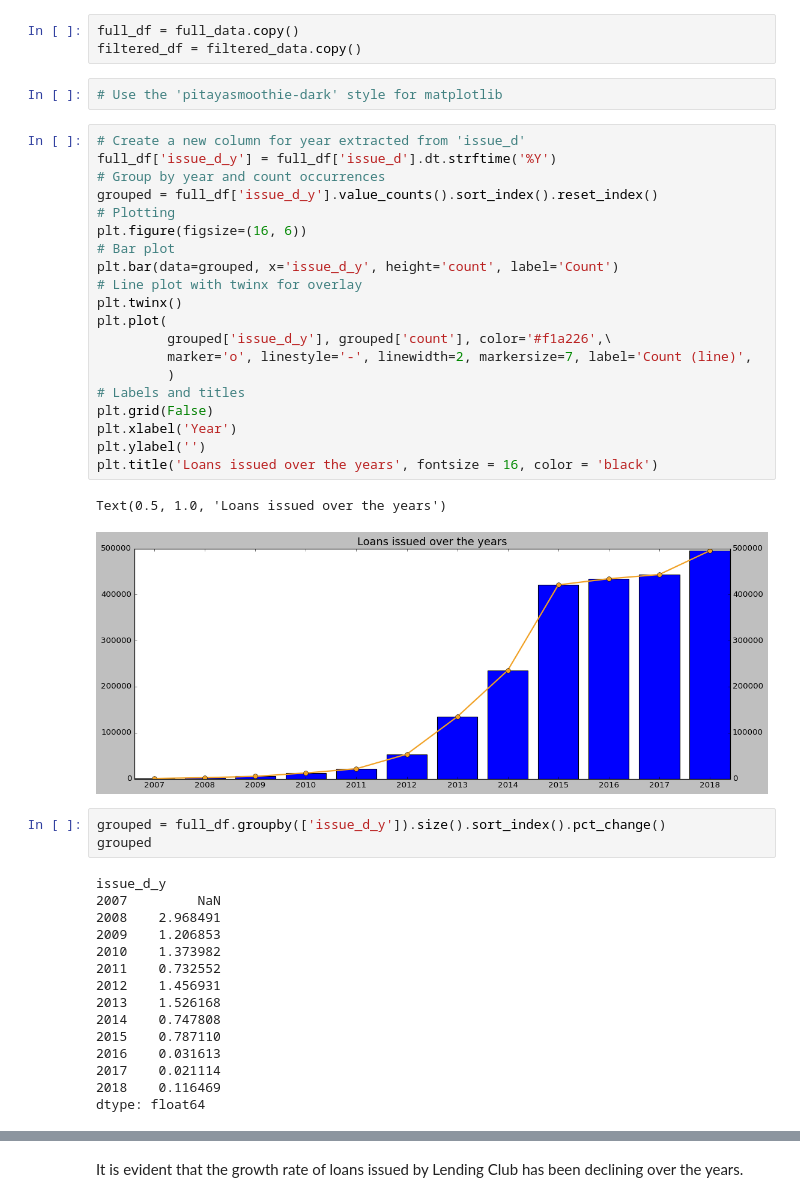
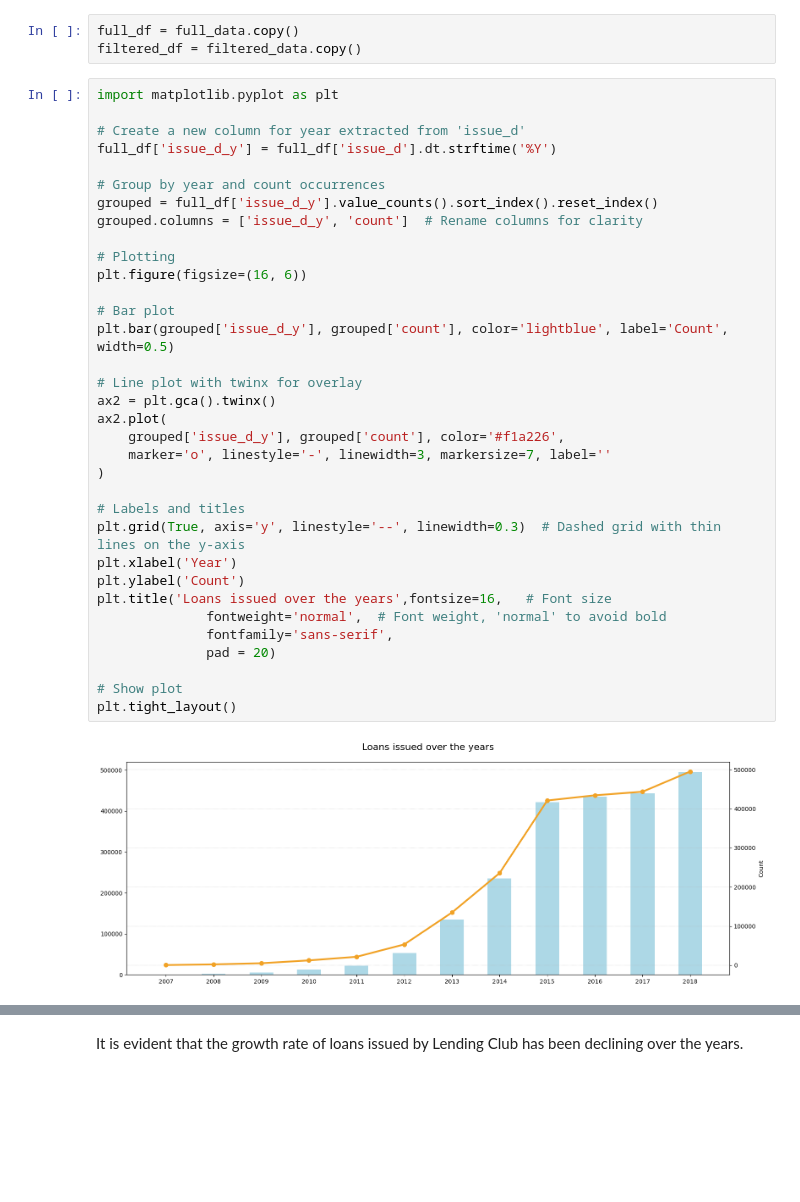
Before and after one commit to songthao1610/Loan-Default-Modelling-, a Jupyter notebook: EDA.ipynb, the cells around one changed output, grey strips where cells are left out. Drawn from its saved outputs; the diff is of its cells as text; blank space fills up the shorter version.

```diff
--- a/EDA.ipynb
+++ b/EDA.ipynb
@@ -26,46 +22,39 @@ I create copies of each dataset here to ensure that I do not modify the original
 # %%
 full_df = full_data.copy()
 filtered_df = filtered_data.copy()
-# %%
-# Use the 'pitayasmoothie-dark' style for matplotlib
 # %%
+import matplotlib.pyplot as plt
+
 # Create a new column for year extracted from 'issue_d'
 full_df['issue_d_y'] = full_df['issue_d'].dt.strftime('%Y')
+
 # Group by year and count occurrences
 grouped = full_df['issue_d_y'].value_counts().sort_index().reset_index()
+grouped.columns = ['issue_d_y', 'count']  # Rename columns for clarity
+
 # Plotting
 plt.figure(figsize=(16, 6))
+
 # Bar plot
-plt.bar(data=grouped, x='issue_d_y', height='count', label='Count')
+plt.bar(grouped['issue_d_y'], grouped['count'], color='lightblue', label='Count', width=0.5)
+
 # Line plot with twinx for overlay
-plt.twinx()
-plt.plot(
-         grouped['issue_d_y'], grouped['count'], color='#f1a226',\
-         marker='o', linestyle='-', linewidth=2, markersize=7, label='Count (line)',
-         )
+ax2 = plt.gca().twinx()
+ax2.plot(
+    grouped['issue_d_y'], grouped['count'], color='#f1a226',
+    marker='o', linestyle='-', linewidth=3, markersize=7, label=''
+)
+
 # Labels and titles
-plt.grid(False)
+plt.grid(True, axis='y', linestyle='--', linewidth=0.3)  # Dashed grid with thin lines on the y-axis
 plt.xlabel('Year')
-plt.ylabel('')
-plt.title('Loans issued over the years', fontsize = 16, color = 'black')
+plt.ylabel('Count')
+plt.title('Loans issued over the years',fontsize=16,   # Font size
+              fontweight='normal',  # Font weight, 'normal' to avoid bold
+              fontfamily='sans-serif',
+              pad = 20)
+
+# Show plot
+plt.tight_layout()
 # %% [output]
-Text(0.5, 1.0, 'Loans issued over the years')
-[figure, old version]
+[figure, new version]
-# %%
-grouped = full_df.groupby(['issue_d_y']).size().sort_index().pct_change()
-grouped
-# %% [output]
-issue_d_y
-2007         NaN
-2008    2.968491
-2009    1.206853
-2010    1.373982
-2011    0.732552
-2012    1.456931
-2013    1.526168
-2014    0.747808
-2015    0.787110
-2016    0.031613
-2017    0.021114
-2018    0.116469
-dtype: float64
```
Also changed, not shown: parts of 45 cells of this notebook.
